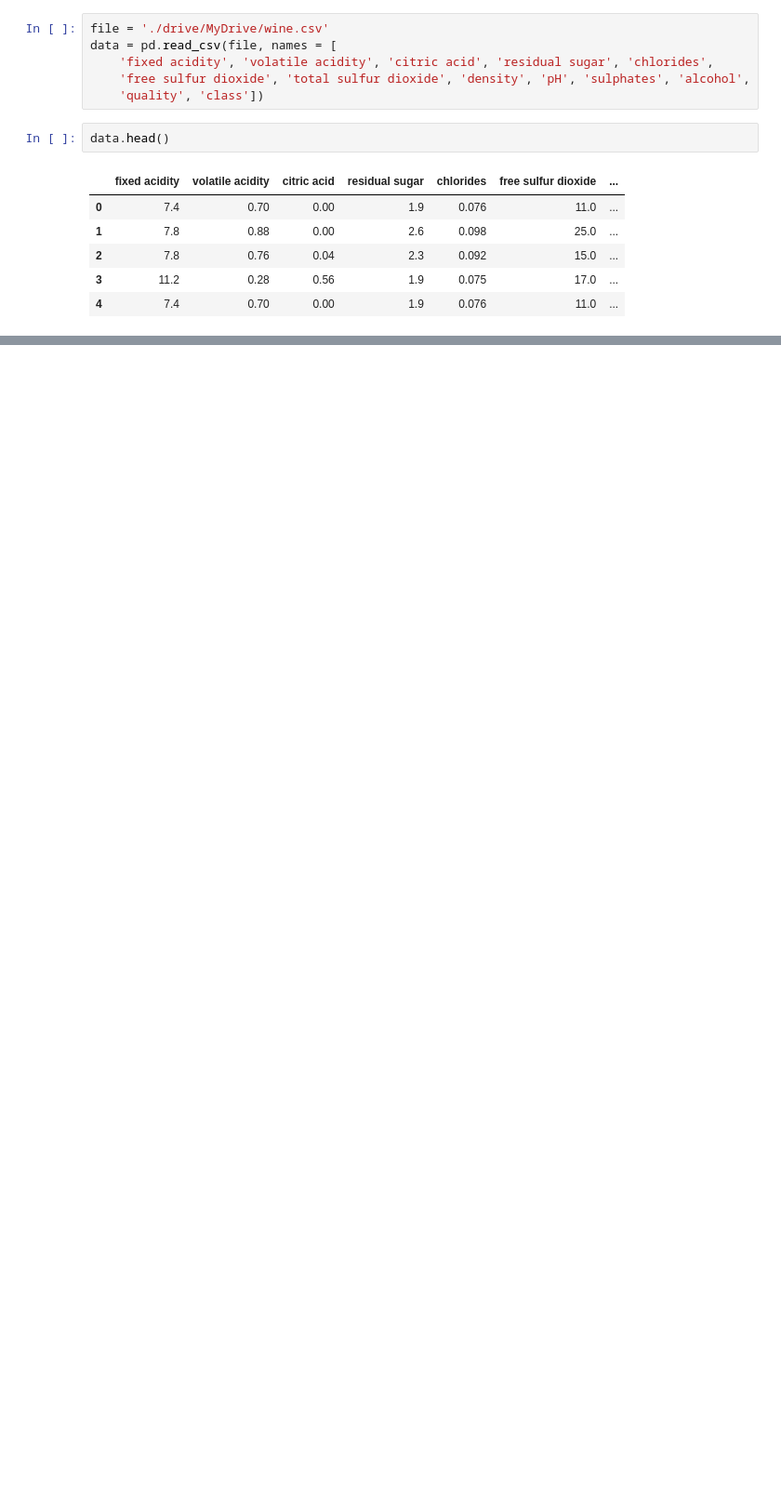
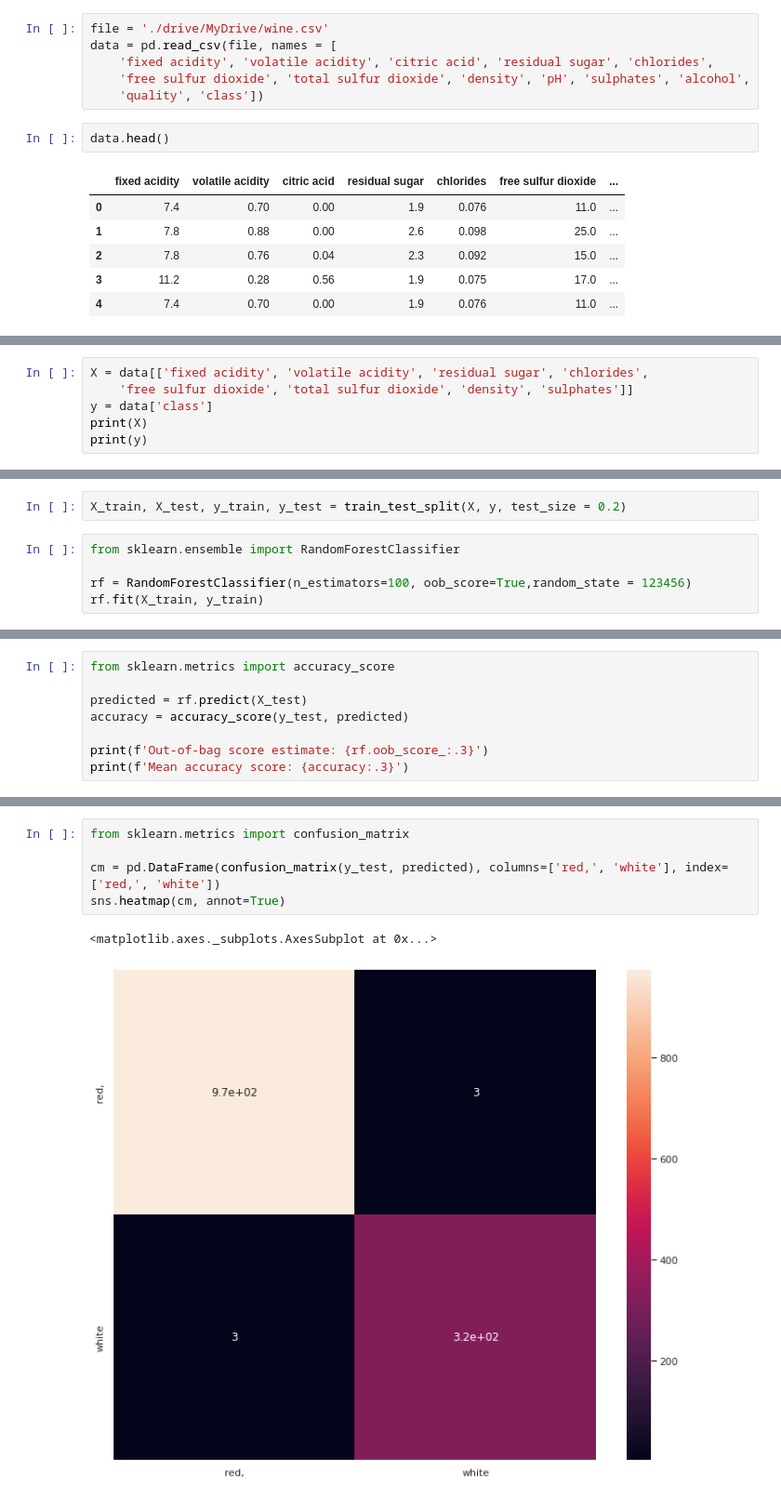
Before and after one commit to eundongg/Study_machine_learning, a Jupyter notebook: RandomForest(wineClassify).ipynb, the cells around one changed output, grey strips where cells are left out. Shown: that part at 93% size. Saved outputs shown, nothing was run; the diff lists cells and outputs as text; blank space fills up the shorter version.

```diff
--- a/RandomForest(wineClassify).ipynb
+++ b/RandomForest(wineClassify).ipynb
@@ -26,0 +53,6 @@ data.head()
+# %%
+X = data[['fixed acidity', 'volatile acidity', 'residual sugar', 'chlorides',
+    'free sulfur dioxide', 'total sulfur dioxide', 'density', 'sulphates']]
+y = data['class']
+print(X)
+print(y)
@@ -26,0 +77,7 @@ data.head()
+# %%
+X_train, X_test, y_train, y_test = train_test_split(X, y, test_size = 0.2)
+# %%
+from sklearn.ensemble import RandomForestClassifier
+
+rf = RandomForestClassifier(n_estimators=100, oob_score=True,random_state = 123456)
+rf.fit(X_train, y_train)
@@ -26,0 +86,8 @@ data.head()
+# %%
+from sklearn.metrics import accuracy_score
+
+predicted = rf.predict(X_test)
+accuracy = accuracy_score(y_test, predicted)
+
+print(f'Out-of-bag score estimate: {rf.oob_score_:.3}')
+print(f'Mean accuracy score: {accuracy:.3}')
@@ -26,0 +97,8 @@ data.head()
+# %%
+from sklearn.metrics import confusion_matrix
+
+cm = pd.DataFrame(confusion_matrix(y_test, predicted), columns=['red,', 'white'], index=['red,', 'white'])
+sns.heatmap(cm, annot=True)
+# %% [output]
+<matplotlib.axes._subplots.AxesSubplot at 0x...>
+[figure, added]
```
Also changed, not shown: parts of 6 cells of this notebook.
